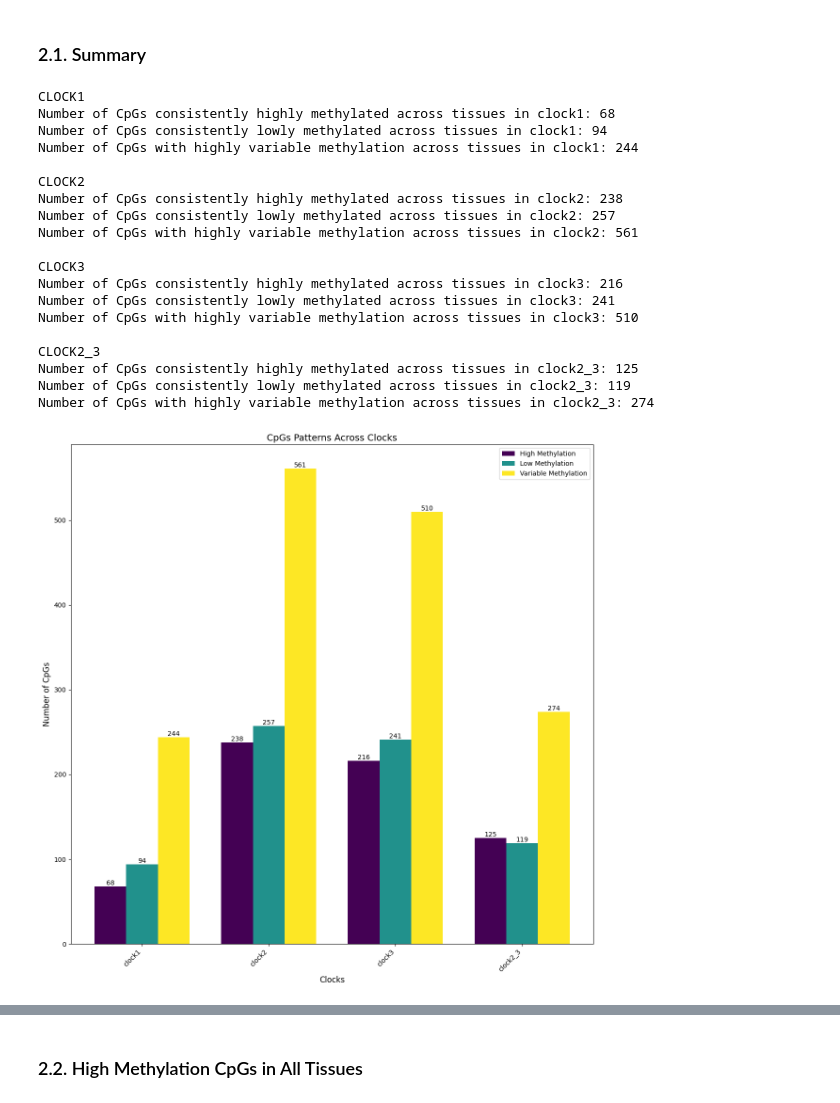
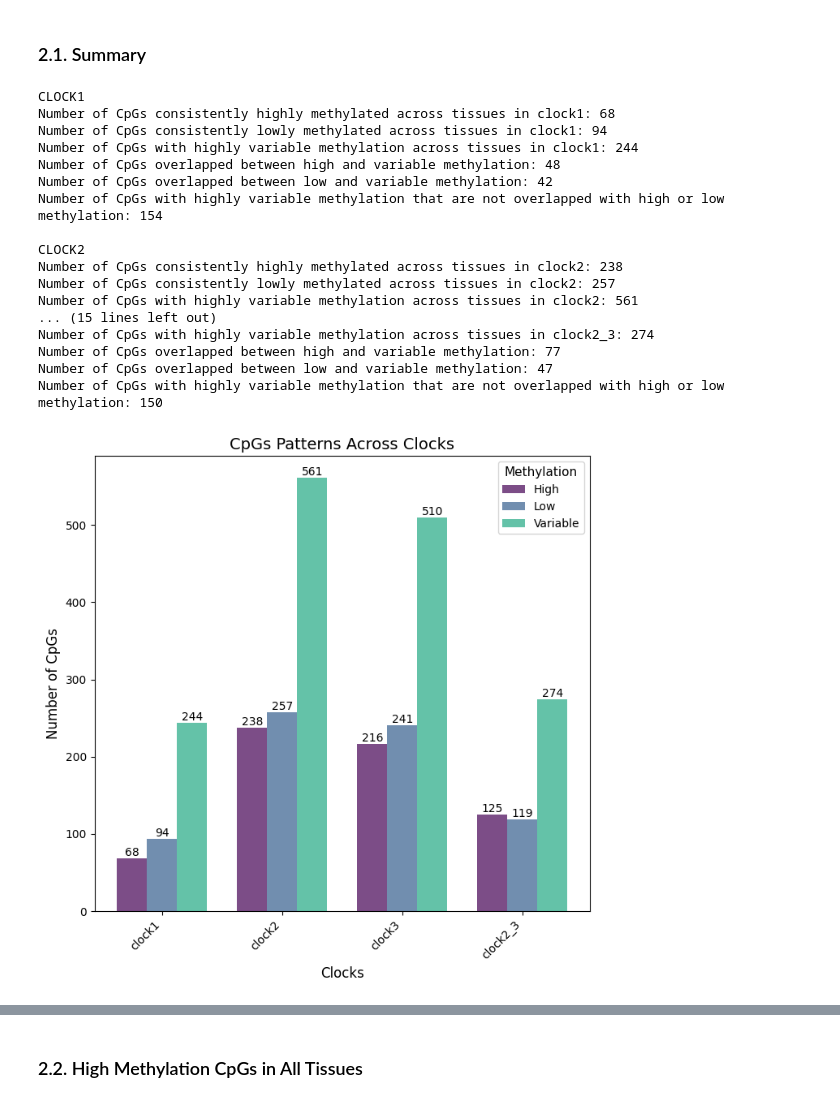
Before and after one commit to AntunesCSR/ChallengingClockUniversality, a Jupyter notebook: Mammal_Methylation_Levels/Crosstissue_methylation_patterns.ipynb, the cells around one changed output, grey strips where cells are left out. Cells and saved outputs as stored; diff of their text form; code cells hidden in the pictures.

Commit message:
Added overlapped CpGs, and other mods

```diff
--- a/Mammal_Methylation_Levels/Crosstissue_methylation_patterns.ipynb
+++ b/Mammal_Methylation_Levels/Crosstissue_methylation_patterns.ipynb
@@ -150,6 +150,25 @@ cortex_clock2_dataset.head()
 ### Function to analyze methylation patterns
 
 def analyze_methylation_patterns(tissue_datasets, clock_name, output_folder):
+    ''' This function analyzes methylation patterns for a given clock across different tissues.
+
+    Args:
+    - tissue_datasets: a dataframe containing tissue-specific datasets for each clock
+    - clock_name: the name of the clock to analyze
+    - output_folder: the folder to save the results
+
+    Raises:
+    - An error if an exception occurs during the analysis
+
+    Returns:
+    - A dictionary containing the following results:
+        - high_methylation: CpGs with mean methylation > 0.8 across tissues
+        - low_methylation: CpGs with mean methylation < 0.2 across tissues
+        - variable_cpgs: CpGs with methylation range > 0.1 across tissues
+        - mean_methylation: mean methylation values for each CpG across tissues
+
+    '''
+
     try:
         # Create output folder if it doesn't exist
         os.makedirs(output_folder, exist_ok=True)
@@ -451,31 +470,32 @@ for clock_name, results in analysis_results.items():
 
     # Print results
     print(f"\n{clock_name.upper()}")
-    print(f"Number of CpGs consistently highly methylated across tissues in {clock_name}: {len(high_methylation_cpgs[clock_name])}")
-    print(f"Number of CpGs consistently lowly methylated across tissues in {clock_name}: {len(low_methylation_cpgs[clock_name])}")
-    print(f"Number of CpGs with highly variable methylation across tissues in {clock_name}: {len(variable_methylation_cpgs[clock_name])}")
+    print(f"Number of CpGs consistently high methylated across tissues in {clock_name}: {len(high_methylation_cpgs[clock_name])}")
+    print(f"Number of CpGs consistently low methylated across tissues in {clock_name}: {len(low_methylation_cpgs[clock_name])}")
+    print(f"Number of CpGs with high variable methylation across tissues in {clock_name}: {len(variable_methylation_cpgs[clock_name])}")
+    print(f'Number of CpGs overlapped between high and variable methylation: {len(set(high_methylation_cpgs[clock_name]['CpG']).intersection(set(variable_methylation_cpgs[clock_name]['CpG'])))}')
+    print(f'Number of CpGs overlapped between low and variable methylation: {len(set(low_methylation_cpgs[clock_name]['CpG']).intersection(set(variable_methylation_cpgs[clock_name]['CpG'])))}')
+    print(f'Number of CpGs with high variable methylation that are not overlapped with high or low methylation: {len(set(variable_methylation_cpgs[clock_name]['CpG']) - set(high_methylation_cpgs[clock_name]['CpG']) - set(low_methylation_cpgs[clock_name]['CpG']))}')
 # %% [output]
 CLOCK1
 Number of CpGs consistently highly methylated across tissues in clock1: 68
 Number of CpGs consistently lowly methylated across tissues in clock1: 94
 Number of CpGs with highly variable methylation across tissues in clock1: 244
+Number of CpGs overlapped between high and variable methylation: 48
+Number of CpGs overlapped between low and variable methylation: 42
+Number of CpGs with highly variable methylation that are not overlapped with high or low methylation: 154
 
 CLOCK2
 Number of CpGs consistently highly methylated across tissues in clock2: 238
 Number of CpGs consistently lowly methylated across tissues in clock2: 257
 Number of CpGs with highly variable methylation across tissues in clock2: 561
-
-CLOCK3
-Number of CpGs consistently highly methylated across tissues in clock3: 216
-Number of CpGs consistently lowly methylated across tissues in clock3: 241
-Number of CpGs with highly variable methylation across tissues in clock3: 510
-
-CLOCK2_3
-Number of CpGs consistently highly methylated across tissues in clock2_3: 125
-Number of CpGs consistently lowly methylated across tissues in clock2_3: 119
+... (15 lines left out)
 Number of CpGs with highly variable methylation across tissues in clock2_3: 274
+Number of CpGs overlapped between high and variable methylation: 77
+Number of CpGs overlapped between low and variable methylation: 47
+Number of CpGs with highly variable methylation that are not overlapped with high or low methylation: 150
 # %%
-### Bar plot of the number of CpGs with consistent methylation patterns
+### Bar plot of the number of CpGs with consistent methylation patterns (Without overlapping CpGs)
 
 # Data for the bar plot
 clocks = list(analysis_results.keys())
@@ -486,37 +506,42 @@ variable_methylation = [len(results['variable_cpgs']) for results in analysis_re
 
 x = range(len(clocks))
 
-fig, ax = plt.subplots(figsize=(12, 12))
+fig, ax = plt.subplots(figsize=(7, 7))
 
 bar_width = 0.25
 
 # Apply the viridis colormap
 viridis = colormaps.get_cmap('viridis')
-colors = [viridis(i / 2) for i in range(3)]  # Generate 3 distinct colors from the colormap
+# colors = [viridis(i / 2) for i in range(3)]  # Generate 3 distinct colors from the colormap
+# Select specific viridis colors
+colors = [viridis(0.0), viridis(0.3), viridis(0.6)]
 
 # Plot the bars with viridis colors
-ax.bar(x, high_methylation, width=bar_width, label='High Methylation', color=colors[0])
-ax.bar([p + bar_width for p in x], low_methylation, width=bar_width, label='Low Methylation', color=colors[1])
-ax.bar([p + 2 * bar_width for p in x], variable_methylation, width=bar_width, label='Variable Methylation', color=colors[2])
+ax.bar(x, high_methylation, width=bar_width, label='High', color=colors[0], alpha=0.7)
+ax.bar([p + bar_width for p in x], low_methylation, width=bar_width, label='Low', color=colors[1], alpha=0.7)
+ax.bar([p + 2 * bar_width for p in x], variable_methylation, width=bar_width, label='Variable', color=colors[2], alpha=0.7)
 
 # Set the labels and title
 ax.set_xlabel('Clocks', fontsize=12)
 ax.set_ylabel('Number of CpGs', fontsize=12)
 ax.set_title('CpGs Patterns Across Clocks', fontsize=14)
 ax.set_xticks([p + bar_width for p in x])
 ax.set_xticklabels(clocks, rotation=45, ha='right')
 ax.legend(fontsize=10)
 
 # Add value labels on top of each bar
 for i, v in enumerate(high_methylation):
     ax.text(i, v, str(v), ha='center', va='bottom')
 for i, v in enumerate(low_methylation):
     ax.text(i + bar_width, v, str(v), ha='center', va='bottom')
 for i, v in enumerate(variable_methylation):
     ax.text(i + 2 * bar_width, v, str(v), ha='center', va='bottom')
 
+# Add a legend with a title
+ax.legend(title='Methylation', fontsize=10, title_fontsize='11', loc='upper right')
+
 # Adjust layout and display the plot
 plt.tight_layout()
 plt.show()
 # %% [output]
-[figure, old version]
+[figure, new version]
```
Also changed, not shown: parts of 20 cells of this notebook.
